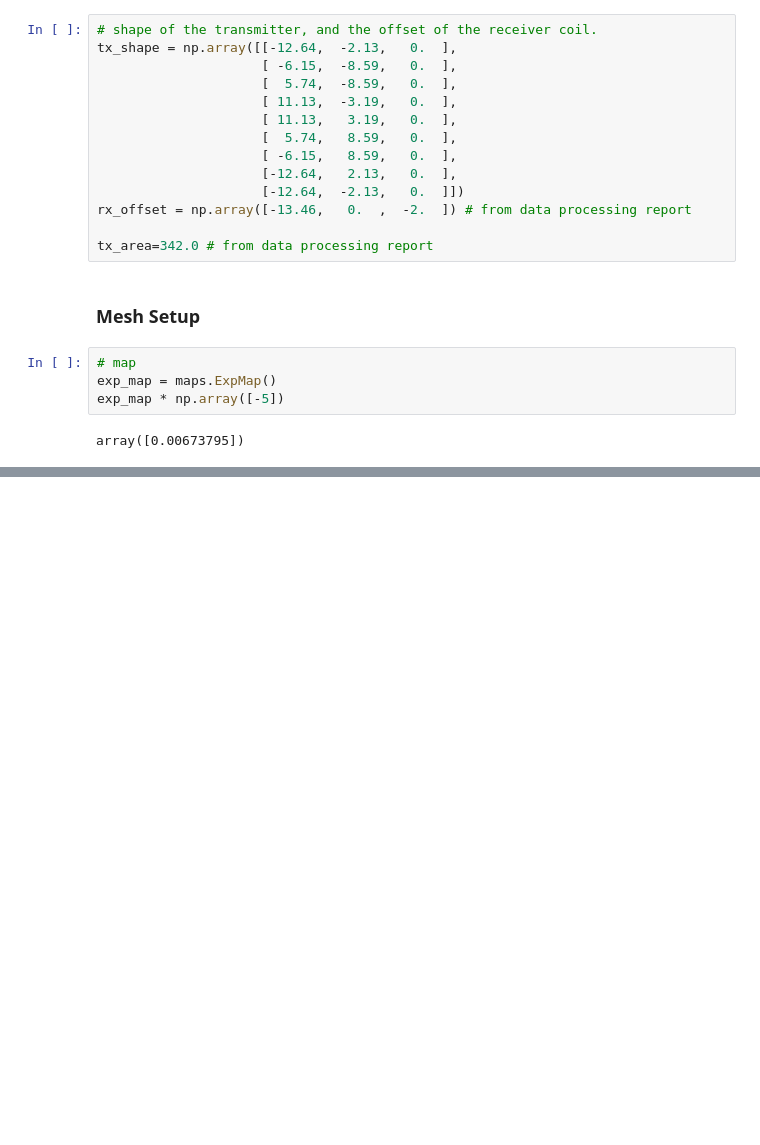
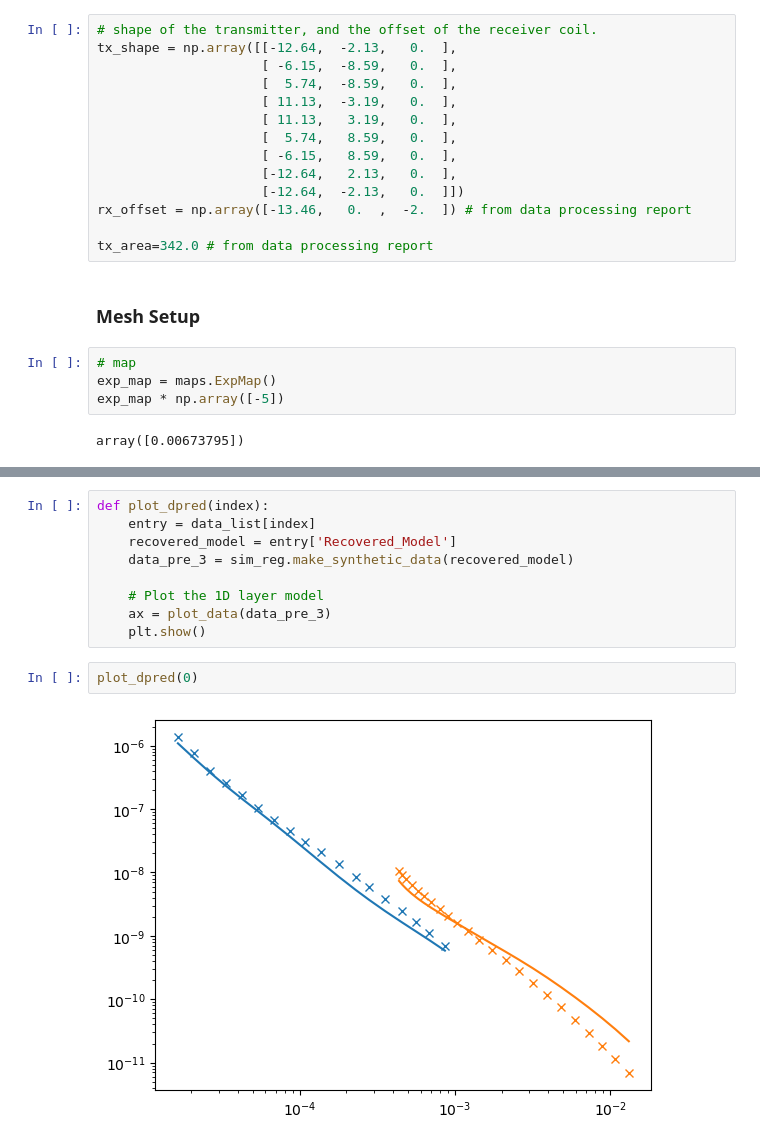
Before and after one commit to oscarshek/EOSC-556-Project, a Jupyter notebook: Notebook/AusAEM_WA_Cross_Section.ipynb, the cells around one changed output, grey strips where cells are left out. Drawn from its saved outputs; the diff is of its cells as text; blank space fills up the shorter version.

```diff
--- a/Notebook/AusAEM_WA_Cross_Section.ipynb
+++ b/Notebook/AusAEM_WA_Cross_Section.ipynb
@@ -294,0 +364,13 @@ data_list
+# %%
+def plot_dpred(index):
+    entry = data_list[index]
+    recovered_model = entry['Recovered_Model']
+    data_pre_3 = sim_reg.make_synthetic_data(recovered_model)
+
+    # Plot the 1D layer model
+    ax = plot_data(data_pre_3)
+    plt.show()
+# %%
+plot_dpred(0)
+# %% [output]
+[figure, added]
```
Also changed, not shown: parts of 13 cells of this notebook, 1 other file.
